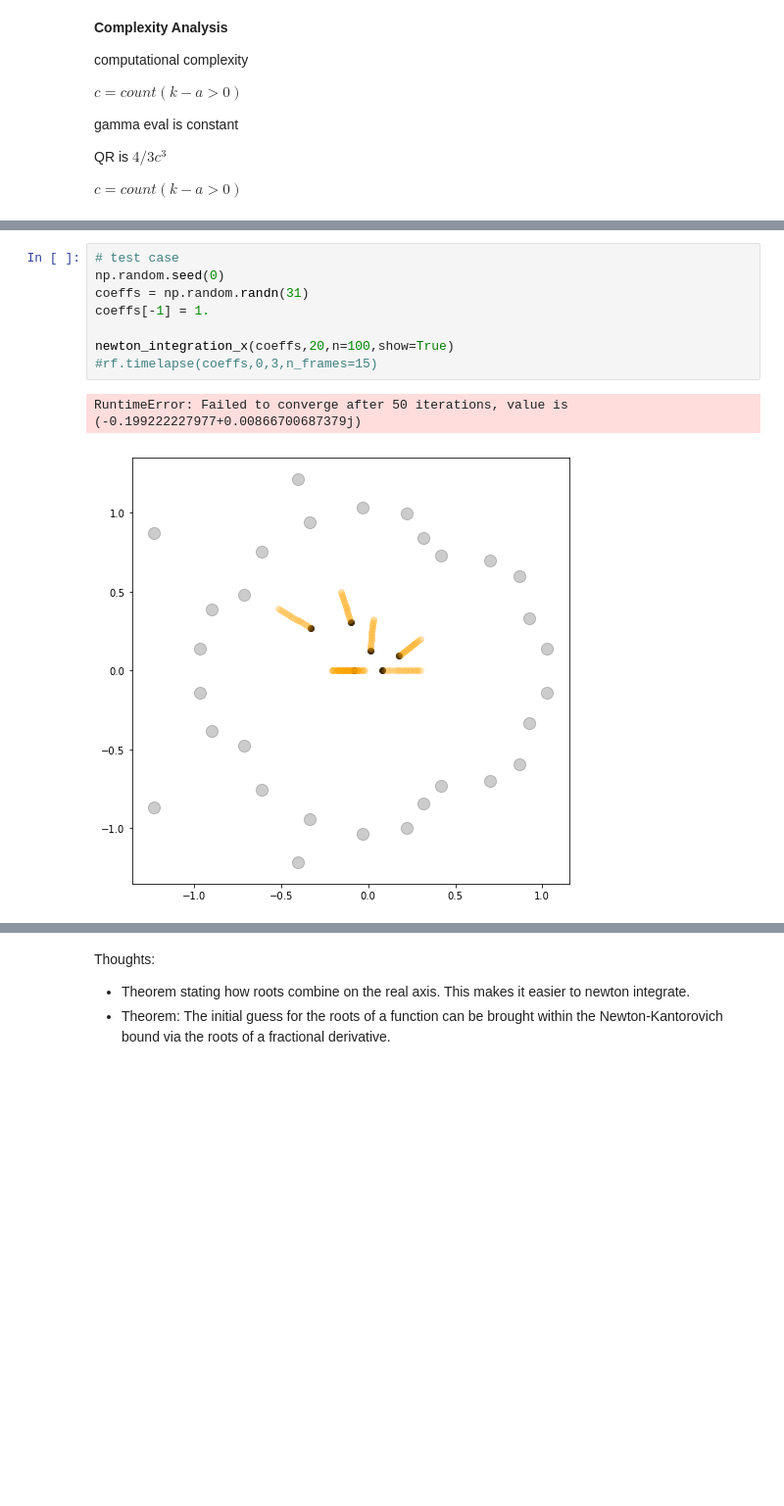
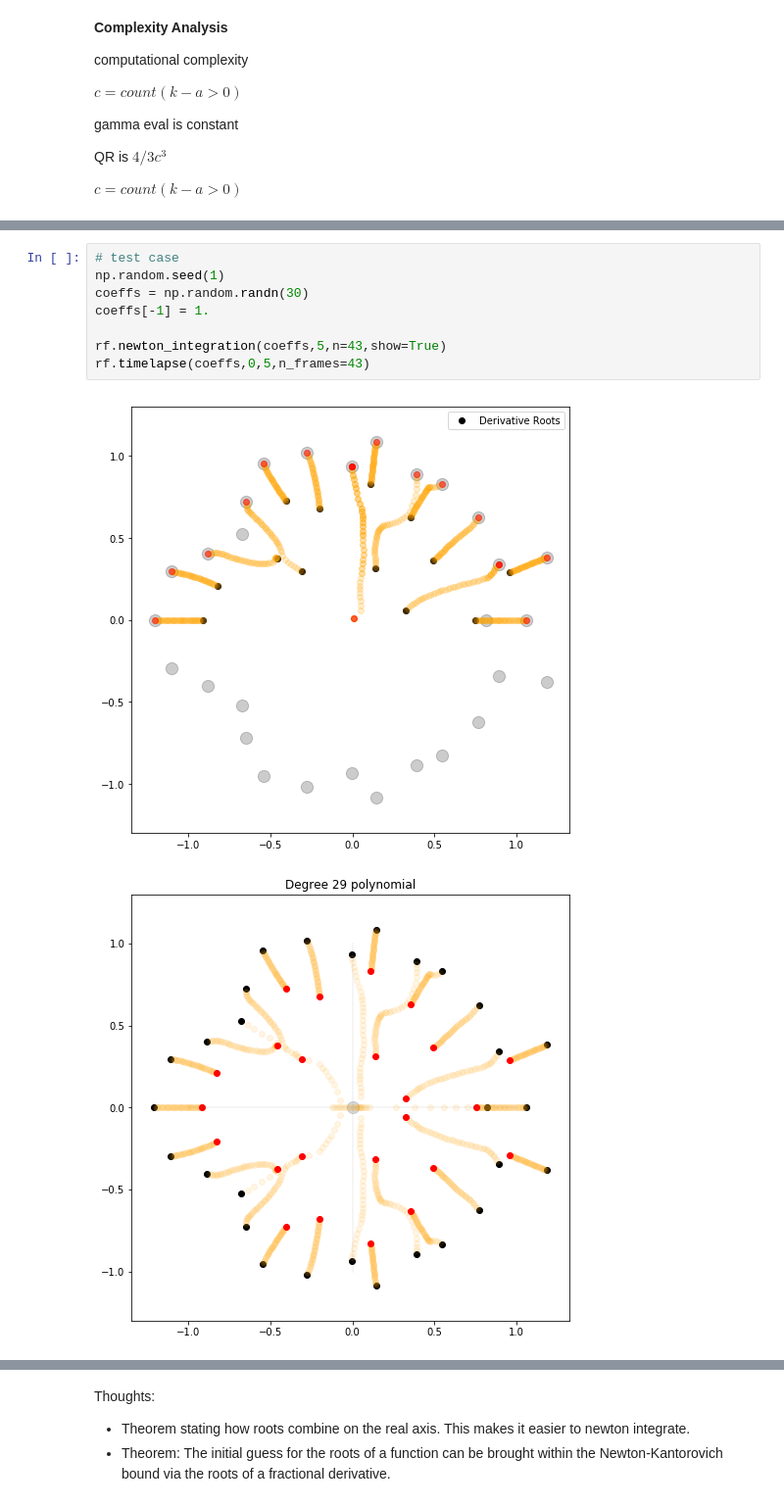
Before and after one commit to dgmiller/polyrand, a Jupyter notebook: Experiment_05.ipynb, the cells around one changed output, grey strips where cells are left out. Shown at 98% size. Cells and saved outputs as stored; diff of their text form; blank space fills up the shorter version.

```diff
--- a/Experiment_05.ipynb
+++ b/Experiment_05.ipynb
@@ -122,11 +58,11 @@ def newton_integration_x(coeffs,dx,n=5,show=False):
 # %%
 # test case
-np.random.seed(0)
-coeffs = np.random.randn(31)
+np.random.seed(1)
+coeffs = np.random.randn(30)
 coeffs[-1] = 1.
 
-newton_integration_x(coeffs,20,n=100,show=True)
-#rf.timelapse(coeffs,0,3,n_frames=15)
+rf.newton_integration(coeffs,5,n=43,show=True)
+rf.timelapse(coeffs,0,5,n_frames=43)
 # %% [output]
-RuntimeError: Failed to converge after 50 iterations, value is (-0.199222227977+0.00866700687379j)
-[figure, old version]
+[figure, new version]
+[figure, added]
```
Also changed, not shown: parts of 5 cells of this notebook, 1 other file.
